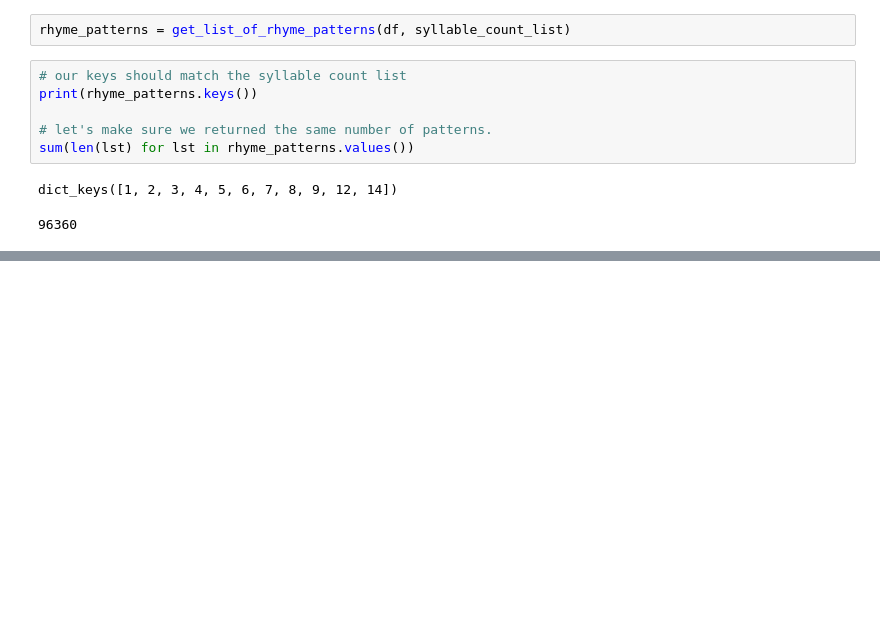
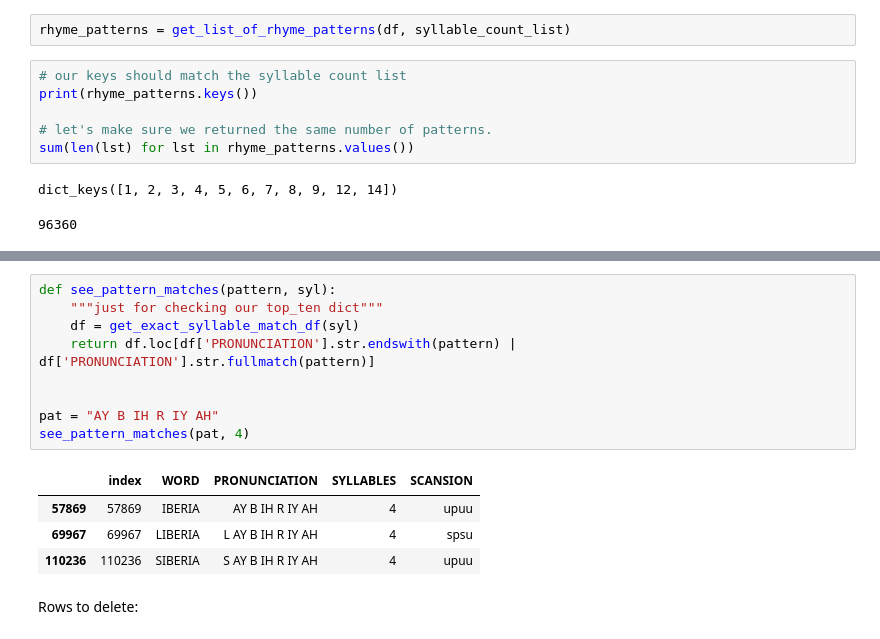
Before and after one commit to Nicholas-Nilson/Poetry-and-Lyric-Helper, a Jupyter notebook: Words Database Exploration.ipynb, the cells around one changed output, grey strips where cells are left out. Cells and saved outputs as stored; diff of their text form; blank space fills up the shorter version.

```diff
--- a/Words Database Exploration.ipynb
+++ b/Words Database Exploration.ipynb
@@ -588,0 +635,16 @@ test_pickle
+# %%
+def see_pattern_matches(pattern, syl):
+    """just for checking our top_ten dict"""
+    df = get_exact_syllable_match_df(syl)
+    return df.loc[df['PRONUNCIATION'].str.endswith(pattern) | df['PRONUNCIATION'].str.fullmatch(pattern)]
+
+
+pat = "AY B IH R IY AH"
+see_pattern_matches(pat, 4)
+# %% [output]
+|  | index | WORD | PRONUNCIATION | SYLLABLES | SCANSION |
+| 57869 | 57869 | IBERIA | AY B IH R IY AH | 4 | upuu |
+| 69967 | 69967 | LIBERIA | L AY B IH R IY AH | 4 | spsu |
+| 110236 | 110236 | SIBERIA | S AY B IH R IY AH | 4 | upuu |
+# %% [markdown]
+Rows to delete:
```
Also changed, not shown: parts of 42 cells of this notebook, 1 other file.
